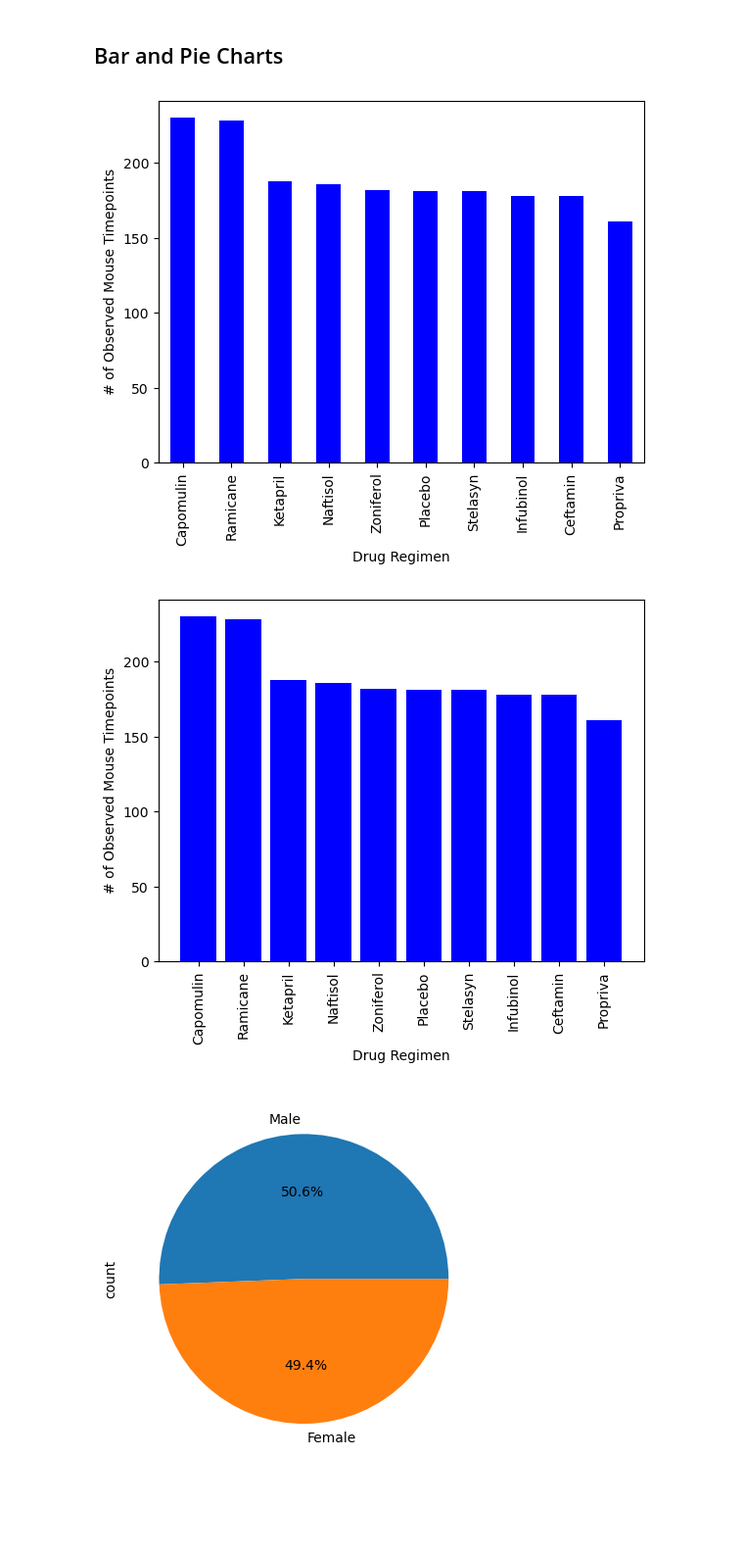
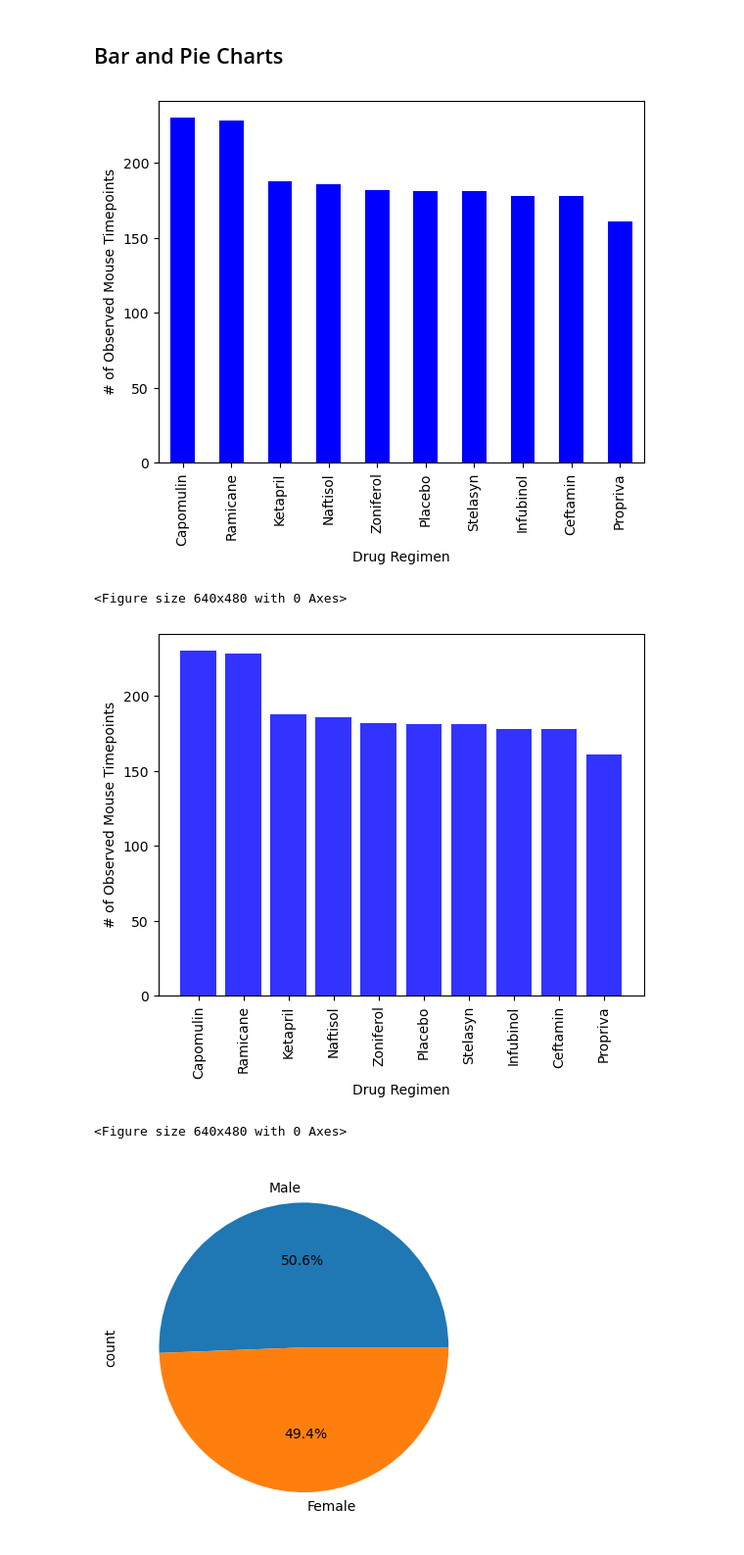
Before and after one commit to av9248/Pymaceuticals, a Jupyter notebook: pymaceuticals_starterAG.ipynb, the cells around one changed output. Shown: that part at 98% size. Drawn from its saved outputs; the diff is of its cells as text; code cells hidden in the pictures; blank space fills up the shorter version.

```diff
--- a/pymaceuticals_starterAG.ipynb
+++ b/pymaceuticals_starterAG.ipynb
@@ -148,29 +144,33 @@ agg_method_summary
 # %%
 # Generate a bar plot showing the total number of rows (Mouse ID/Timepoints) for each drug regimen using Pandas.
 total_drug_regimen = clean_data['Drug Regimen'].value_counts()
-total_drug_regimen.plot.bar(color="b")
+total_drug_regimen.plot(kind="bar",color="b")
 
 #label the x and y axis
 plt.xlabel('Drug Regimen')
 plt.ylabel('# of Observed Mouse Timepoints')
 
 plt.show()
+plt.tight_layout()
 # %% [output]
 [figure]
+<Figure size 640x480 with 0 Axes>
 # %%
 # Generate a bar plot showing the total number of rows (Mouse ID/Timepoints) for each drug regimen using pyplot.
 x_axis = total_drug_regimen.index.values
 y_axis = total_drug_regimen.values
 
-plt.bar(x_axis, y_axis, color='b', align='center')
+plt.bar(x_axis, y_axis, color='b', alpha=0.8, align='center')
 
 tick_locations = [value for value in x_axis]
 plt.xticks(tick_locations, total_drug_regimen.index,rotation="vertical")
 
 plt.xlabel('Drug Regimen')
 plt.ylabel('# of Observed Mouse Timepoints')
 plt.show()
+plt.tight_layout()
 # %% [output]
-[figure, old version]
+[figure, new version]
+<Figure size 640x480 with 0 Axes>
 # %%
 # Generate a pie chart, using Pandas, showing the distribution of unique female versus male mice used in the study
```
Also changed, not shown: parts of 8 cells of this notebook.
